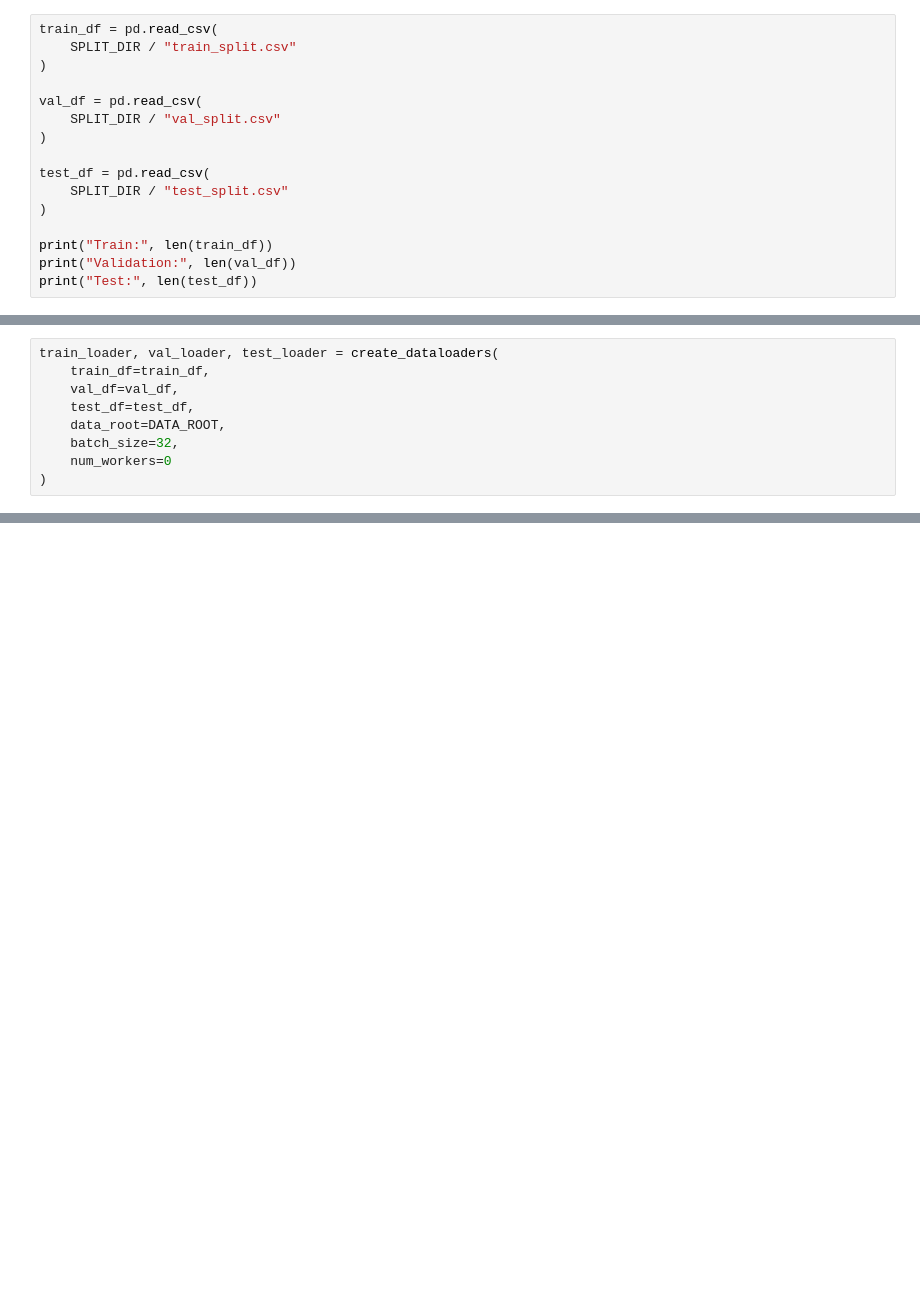
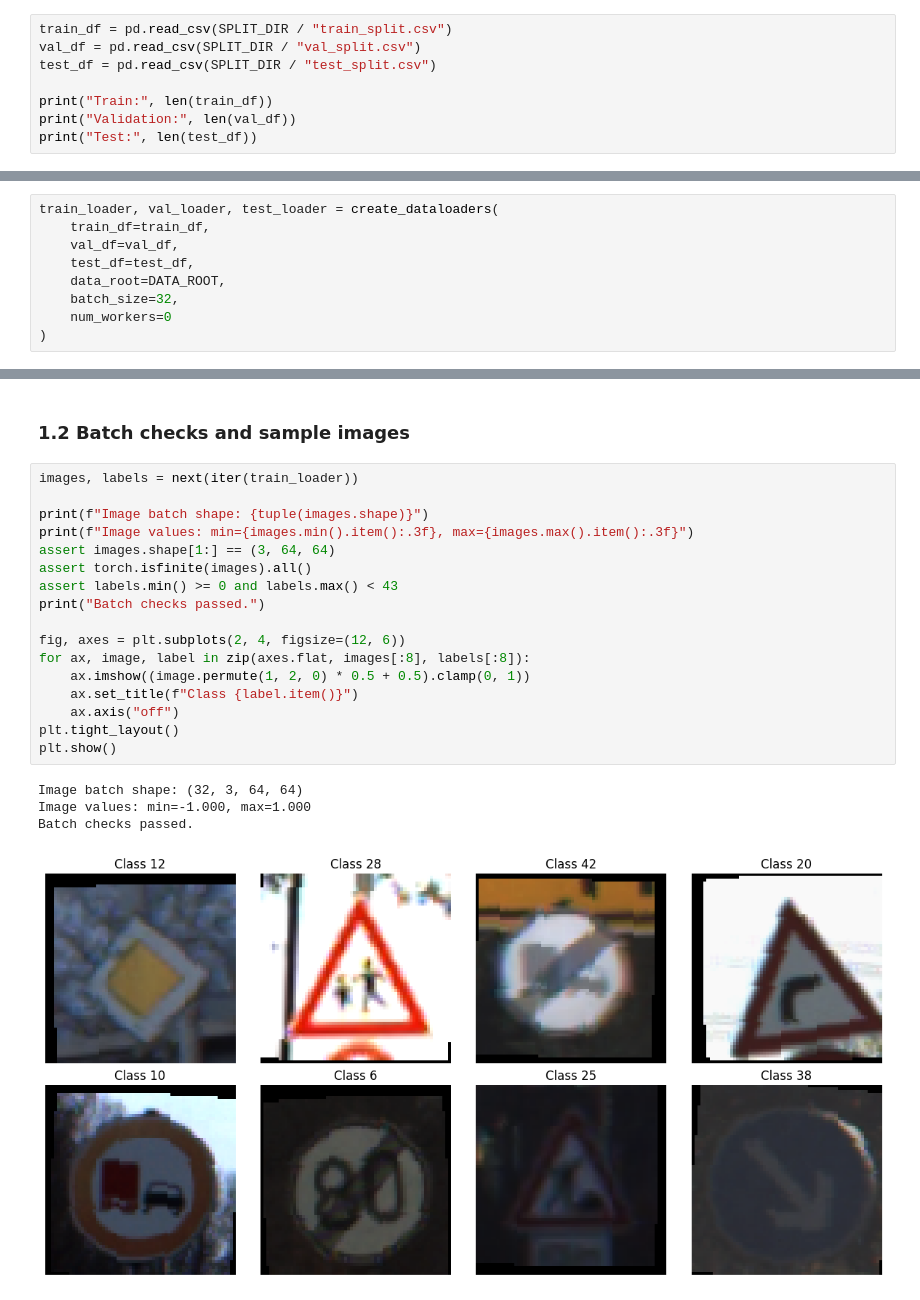
Before and after one commit to jaindusamaranayaka/EN3150-ConvNets-Image-Classifier, a Jupyter notebook: Model_B/src/ModelB.ipynb, the cells around one changed output, grey strips where cells are left out. Saved outputs shown, nothing was run; the diff lists cells and outputs as text; blank space fills up the shorter version.

```diff
--- a/Model_B/src/ModelB.ipynb
+++ b/Model_B/src/ModelB.ipynb
@@ -90,15 +102,7 @@ from Common.training import train_model
 # %%
-train_df = pd.read_csv(
-    SPLIT_DIR / "train_split.csv"
-)
-
-val_df = pd.read_csv(
-    SPLIT_DIR / "val_split.csv"
-)
-
-test_df = pd.read_csv(
-    SPLIT_DIR / "test_split.csv"
-)
+train_df = pd.read_csv(SPLIT_DIR / "train_split.csv")
+val_df = pd.read_csv(SPLIT_DIR / "val_split.csv")
+test_df = pd.read_csv(SPLIT_DIR / "test_split.csv")
 
 print("Train:", len(train_df))
 print("Validation:", len(val_df))
@@ -120,0 +170,24 @@ At `64 x 64` input, Model A has **45,643** trainable parameters and about **9,45
+# %% [markdown]
+### 1.2 Batch checks and sample images
+# %%
+images, labels = next(iter(train_loader))
+
+print(f"Image batch shape: {tuple(images.shape)}")
+print(f"Image values: min={images.min().item():.3f}, max={images.max().item():.3f}")
+assert images.shape[1:] == (3, 64, 64)
+assert torch.isfinite(images).all()
+assert labels.min() >= 0 and labels.max() < 43
+print("Batch checks passed.")
+
+fig, axes = plt.subplots(2, 4, figsize=(12, 6))
+for ax, image, label in zip(axes.flat, images[:8], labels[:8]):
+    ax.imshow((image.permute(1, 2, 0) * 0.5 + 0.5).clamp(0, 1))
+    ax.set_title(f"Class {label.item()}")
+    ax.axis("off")
+plt.tight_layout()
+plt.show()
+# %% [output]
+Image batch shape: (32, 3, 64, 64)
+Image values: min=-1.000, max=1.000
+Batch checks passed.
+[figure, added]
```
Also changed, not shown: parts of 31 cells of this notebook, 14 other files.
